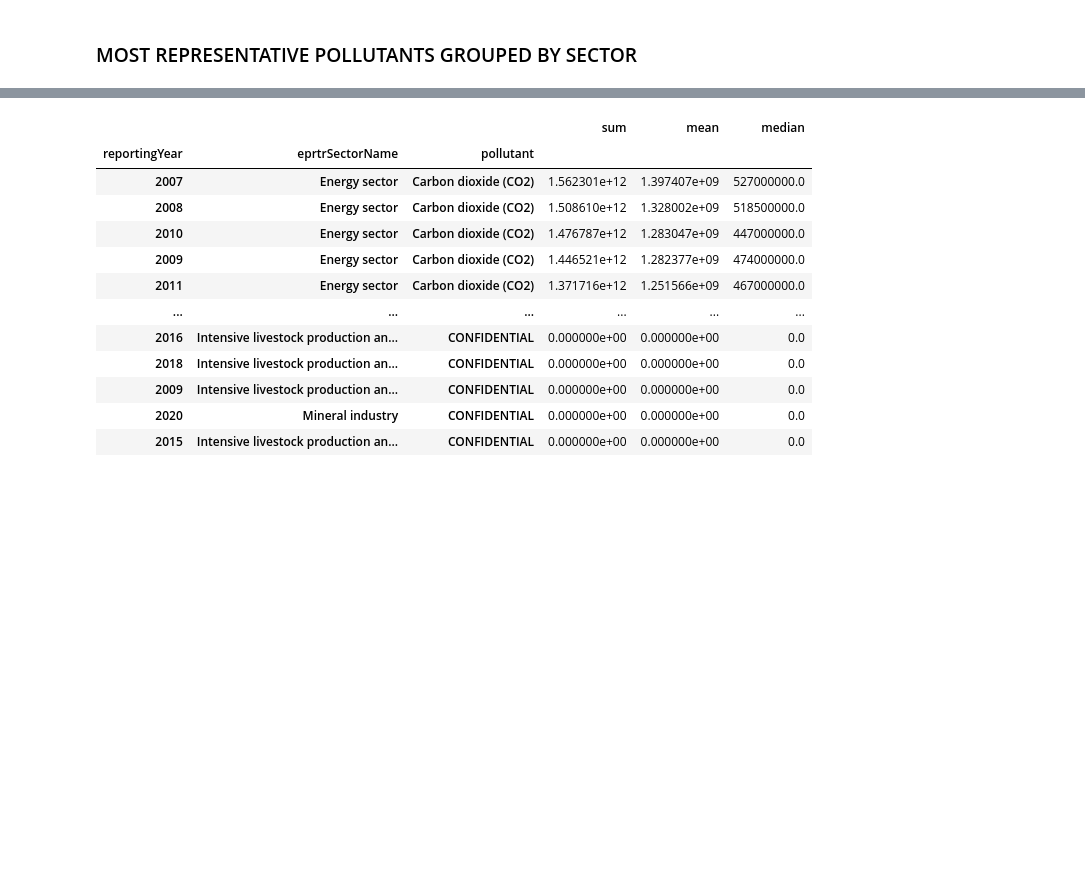
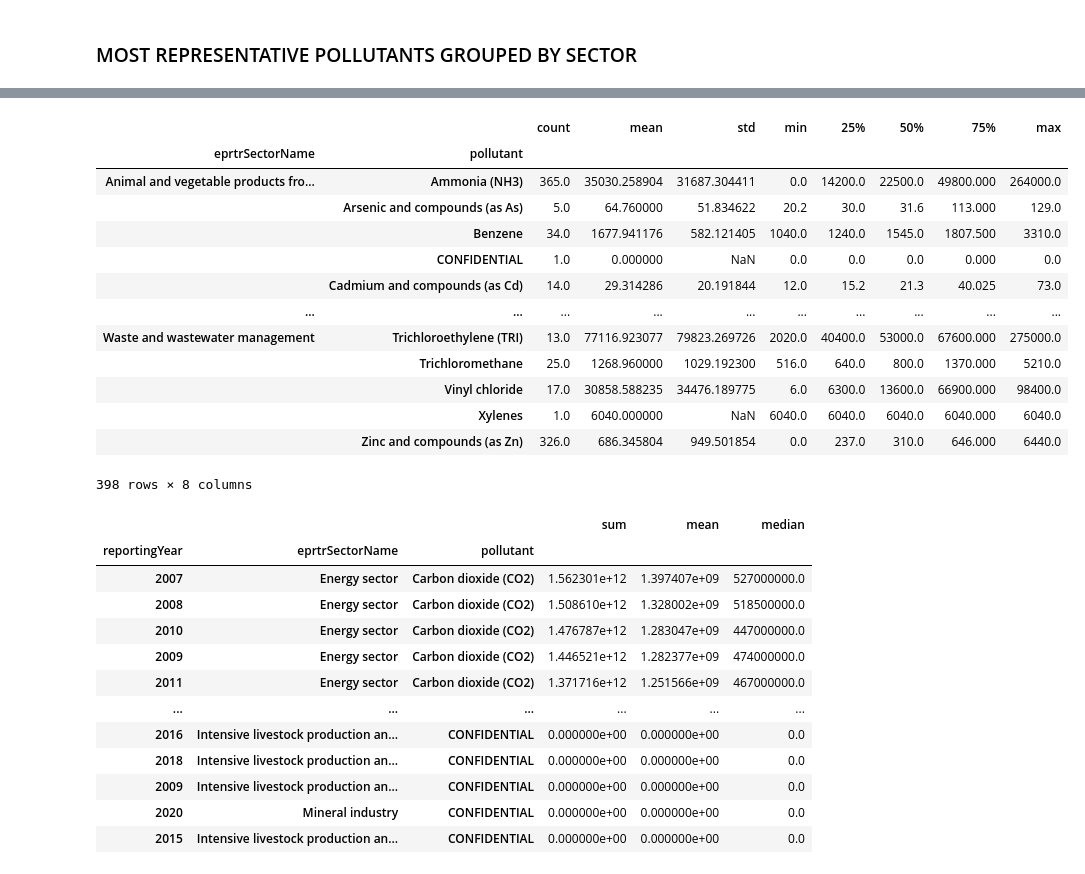
Before and after one commit to FanZy0127/environmental_impact, a Jupyter notebook: modules/Air/jupyter_main_air.ipynb, the cells around one changed output, grey strips where cells are left out. Drawn from its saved outputs; the diff is of its cells as text; code cells hidden in the pictures; blank space fills up the shorter version.

```diff
--- a/modules/Air/jupyter_main_air.ipynb
+++ b/modules/Air/jupyter_main_air.ipynb
@@ -564,3 +595,21 @@ df
+# %%
+emissions_of_pollutants_group_by_sector = df.groupby(["eprtrSectorName", "pollutant"])["emissions"]
+emissions_of_pollutants_group_by_sector.describe()
+# %% [output]
+|  |  | count | mean | std | min | 25% | 50% | 75% | max |
+| eprtrSectorName | pollutant |  |  |  |  |  |  |  |  |
+| Animal and vegetable products fro... | Ammonia (NH3) | 365.0 | 35030.258904 | 31687.304411 | 0.0 | 14200.0 | 22500.0 | 49800.000 | 264000.0 |
+|  | Arsenic and compounds (as As) | 5.0 | 64.760000 | 51.834622 | 20.2 | 30.0 | 31.6 | 113.000 | 129.0 |
+|  | Benzene | 34.0 | 1677.941176 | 582.121405 | 1040.0 | 1240.0 | 1545.0 | 1807.500 | 3310.0 |
+|  | CONFIDENTIAL | 1.0 | 0.000000 | NaN | 0.0 | 0.0 | 0.0 | 0.000 | 0.0 |
+|  | Cadmium and compounds (as Cd) | 14.0 | 29.314286 | 20.191844 | 12.0 | 15.2 | 21.3 | 40.025 | 73.0 |
+| ... | ... | ... | ... | ... | ... | ... | ... | ... | ... |
+| Waste and wastewater management | Trichloroethylene (TRI) | 13.0 | 77116.923077 | 79823.269726 | 2020.0 | 40400.0 | 53000.0 | 67600.000 | 275000.0 |
+|  | Trichloromethane | 25.0 | 1268.960000 | 1029.192300 | 516.0 | 640.0 | 800.0 | 1370.000 | 5210.0 |
+|  | Vinyl chloride | 17.0 | 30858.588235 | 34476.189775 | 6.0 | 6300.0 | 13600.0 | 66900.000 | 98400.0 |
+|  | Xylenes | 1.0 | 6040.000000 | NaN | 6040.0 | 6040.0 | 6040.0 | 6040.000 | 6040.0 |
+|  | Zinc and compounds (as Zn) | 326.0 | 686.345804 | 949.501854 | 0.0 | 237.0 | 310.0 | 646.000 | 6440.0 |
+398 rows × 8 columns
 # %%
 pollutant_group_by_sector = df.groupby(["reportingYear", "eprtrSectorName", "pollutant"])["emissions"]\
     .agg(["sum", "mean", "median"])\
```
Also changed, not shown: parts of 10 cells of this notebook.
